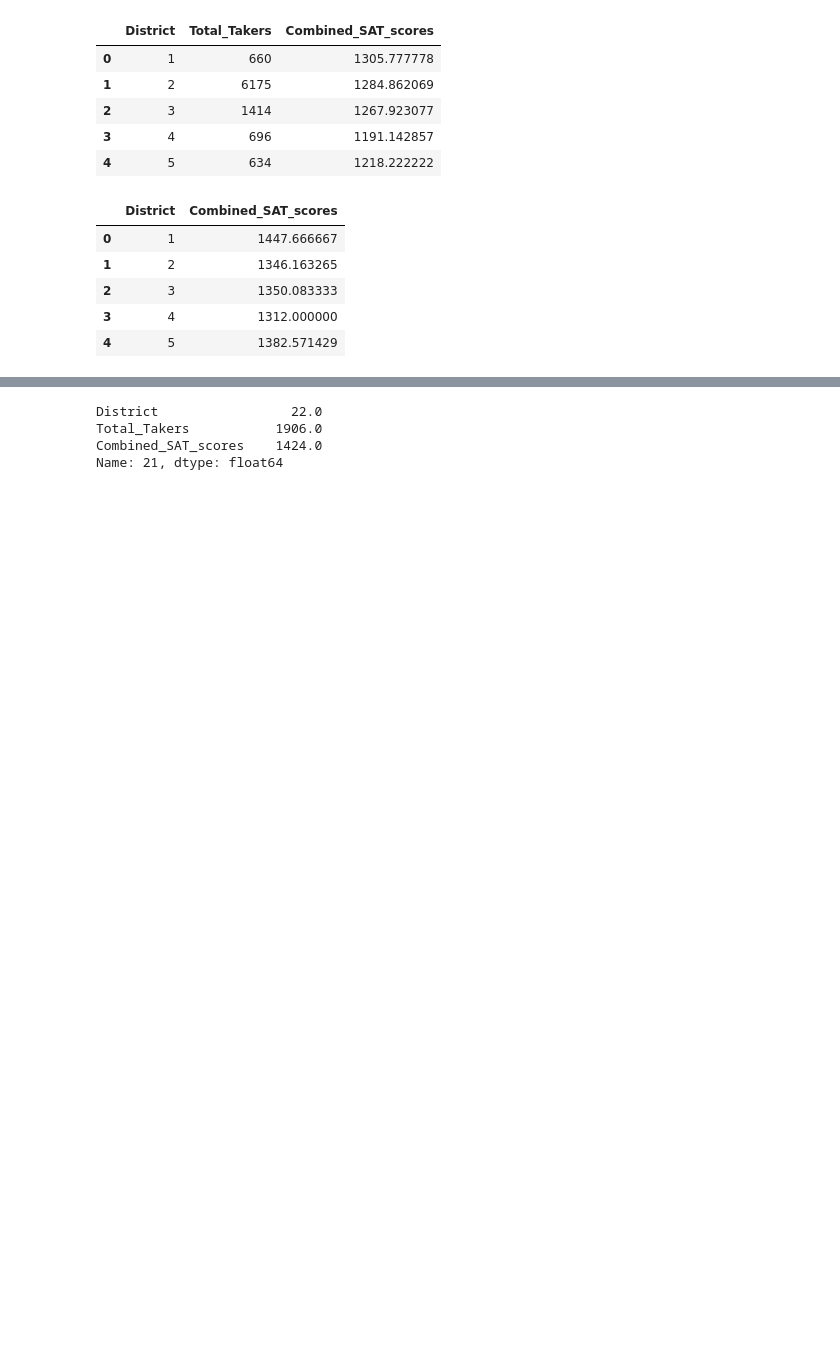
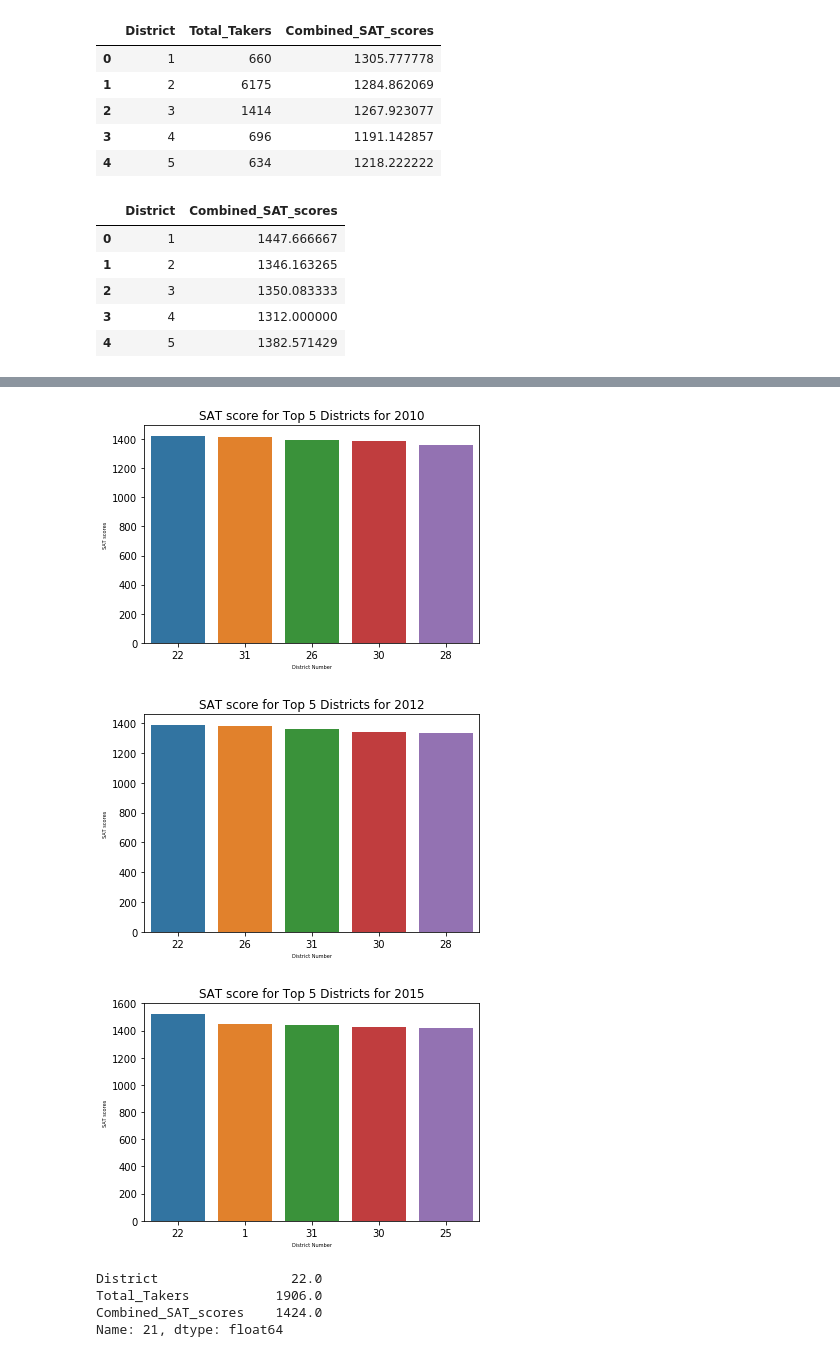
Before and after one commit to shravan097/NYCHS-Data-Analysis, a Jupyter notebook: baivab/SATAnalysis.ipynb, the cells around one changed output, grey strips where cells are left out. Saved outputs shown, nothing was run; the diff lists cells and outputs as text; code cells hidden in the pictures; blank space fills up the shorter version.

```diff
--- a/baivab/SATAnalysis.ipynb
+++ b/baivab/SATAnalysis.ipynb
@@ -179,3 +192,29 @@ plt.show()
+# %%
+
+sns.barplot(x=SAT_df_2010.District[:5], y=SAT_df_2010.Combined_SAT_scores[:5],order=SAT_df_2010.District[:5])
+
+plt.xlabel('District Number', fontsize=5)
+plt.ylabel('SAT scores', fontsize=5)
+plt.title('SAT score for Top 5 Districts for 2010')
+plt.show()
+
+sns.barplot(x=SAT_df_2012.District[:5], y=SAT_df_2012.Combined_SAT_scores[:5],order=SAT_df_2012.District[:5])
+
+plt.xlabel('District Number', fontsize=5)
+plt.ylabel('SAT scores', fontsize=5)
+plt.title('SAT score for Top 5 Districts for 2012')
+plt.show()
+
+sns.barplot(x=SAT_df_2015.District[:5], y=SAT_df_2015.Combined_SAT_scores[:5],order=SAT_df_2015.District[:5])
+
+plt.xlabel('District Number', fontsize=5)
+plt.ylabel('SAT scores', fontsize=5)
+plt.title('SAT score for Top 5 Districts for 2015')
+plt.show()
+# %% [output]
+[figure, added]
+[figure, added]
+[figure, added]
 # %%
 print(SAT_df_2010.loc[SAT_df_2010['Combined_SAT_scores'].idxmax()])
 # %% [output]
```
Also changed, not shown: parts of 10 cells of this notebook.
